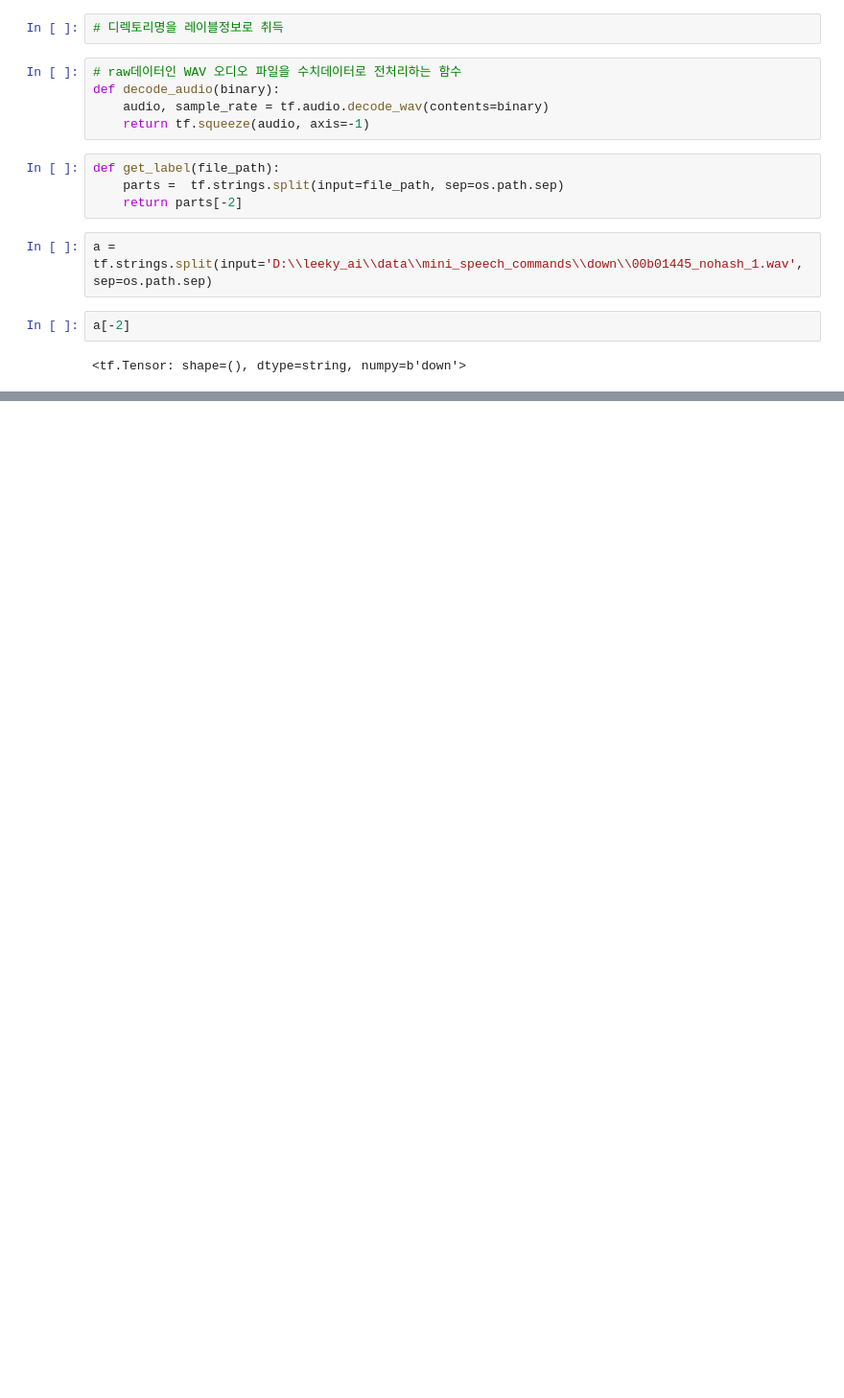
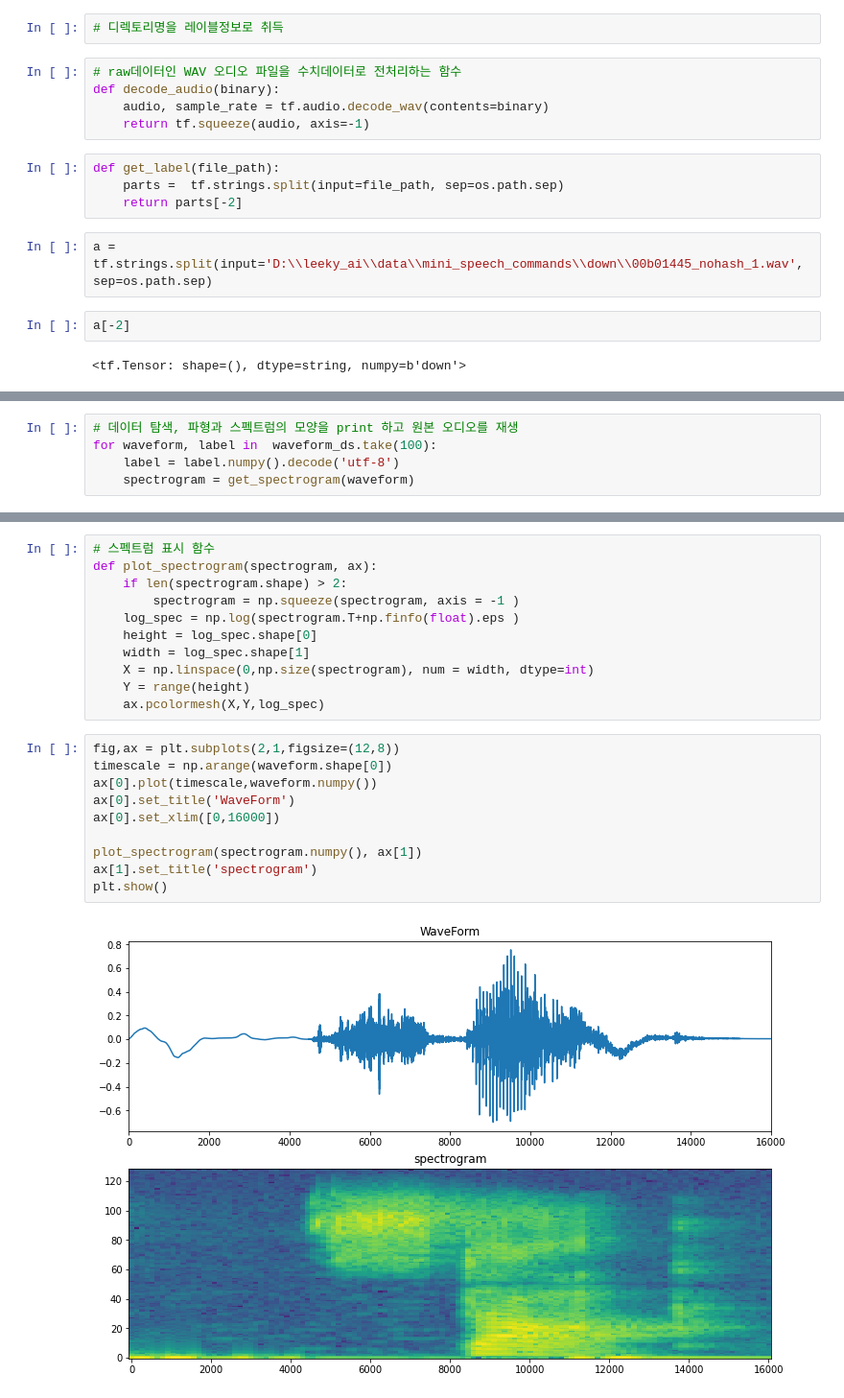
Before and after one commit to leekyuyoung4/ml0719, a Jupyter notebook: 음성인식/음성데이터.ipynb, the cells around one changed output, grey strips where cells are left out. Shown at 96% size. Saved outputs shown, nothing was run; the diff lists cells and outputs as text; blank space fills up the shorter version.

```diff
--- a/음성인식/음성데이터.ipynb
+++ b/음성인식/음성데이터.ipynb
@@ -183,0 +184,5 @@ def get_spectrogram(waveform) :
+# %%
+# 데이터 탐색, 파형과 스펙트럼의 모양을 print 하고 원본 오디오를 재생
+for waveform, label in  waveform_ds.take(100):
+    label = label.numpy().decode('utf-8')
+    spectrogram = get_spectrogram(waveform)
@@ -183,0 +199,23 @@ def get_spectrogram(waveform) :
+# %%
+# 스펙트럼 표시 함수
+def plot_spectrogram(spectrogram, ax):
+    if len(spectrogram.shape) > 2:
+        spectrogram = np.squeeze(spectrogram, axis = -1 )
+    log_spec = np.log(spectrogram.T+np.finfo(float).eps )
+    height = log_spec.shape[0]
+    width = log_spec.shape[1]
+    X = np.linspace(0,np.size(spectrogram), num = width, dtype=int)
+    Y = range(height)
+    ax.pcolormesh(X,Y,log_spec)
+# %%
+fig,ax = plt.subplots(2,1,figsize=(12,8))
+timescale = np.arange(waveform.shape[0])
+ax[0].plot(timescale,waveform.numpy())
+ax[0].set_title('WaveForm')
+ax[0].set_xlim([0,16000])
+
+plot_spectrogram(spectrogram.numpy(), ax[1])
+ax[1].set_title('spectrogram')
+plt.show()
+# %% [output]
+[figure, added]
```
Also changed, not shown: parts of 24 cells of this notebook, 1 other file.
